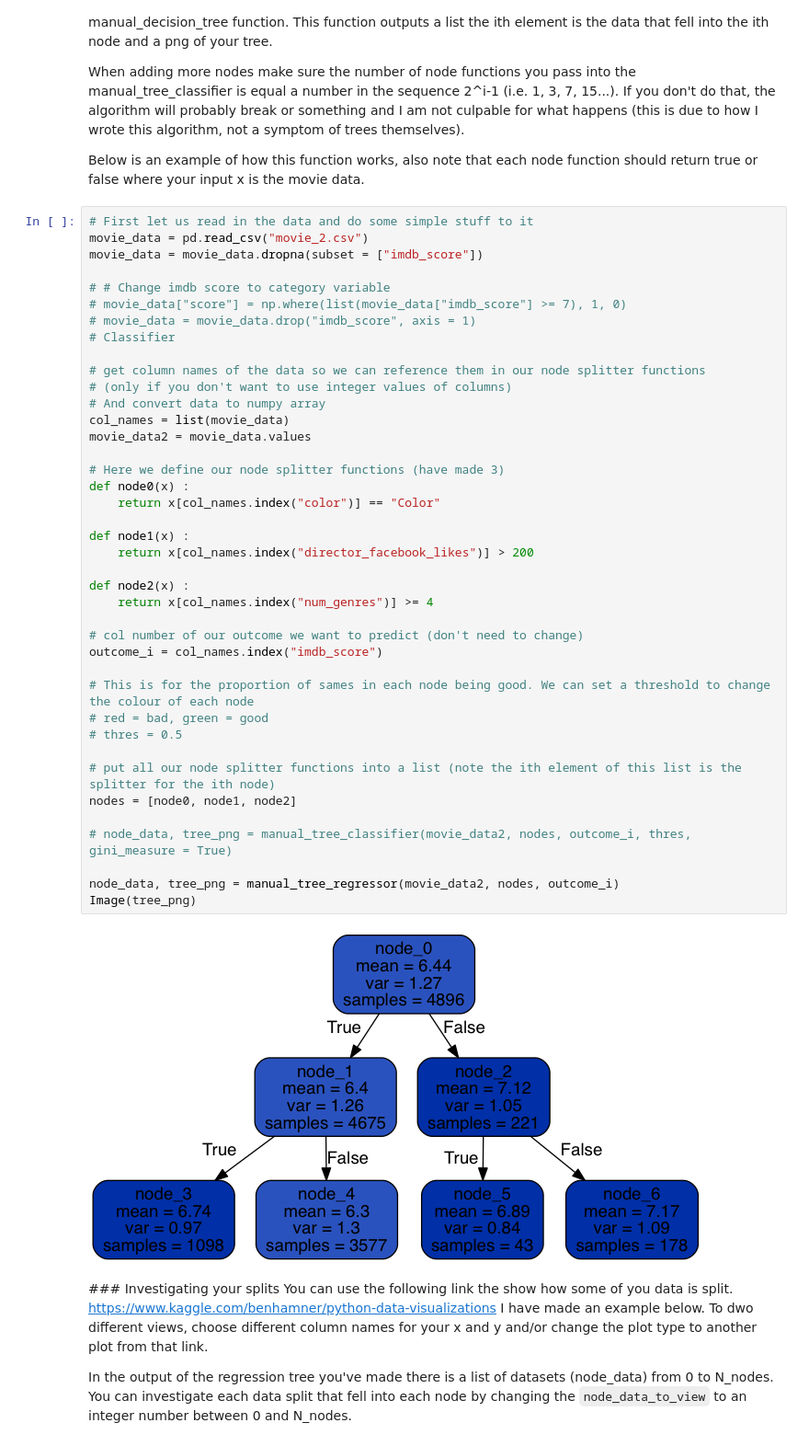
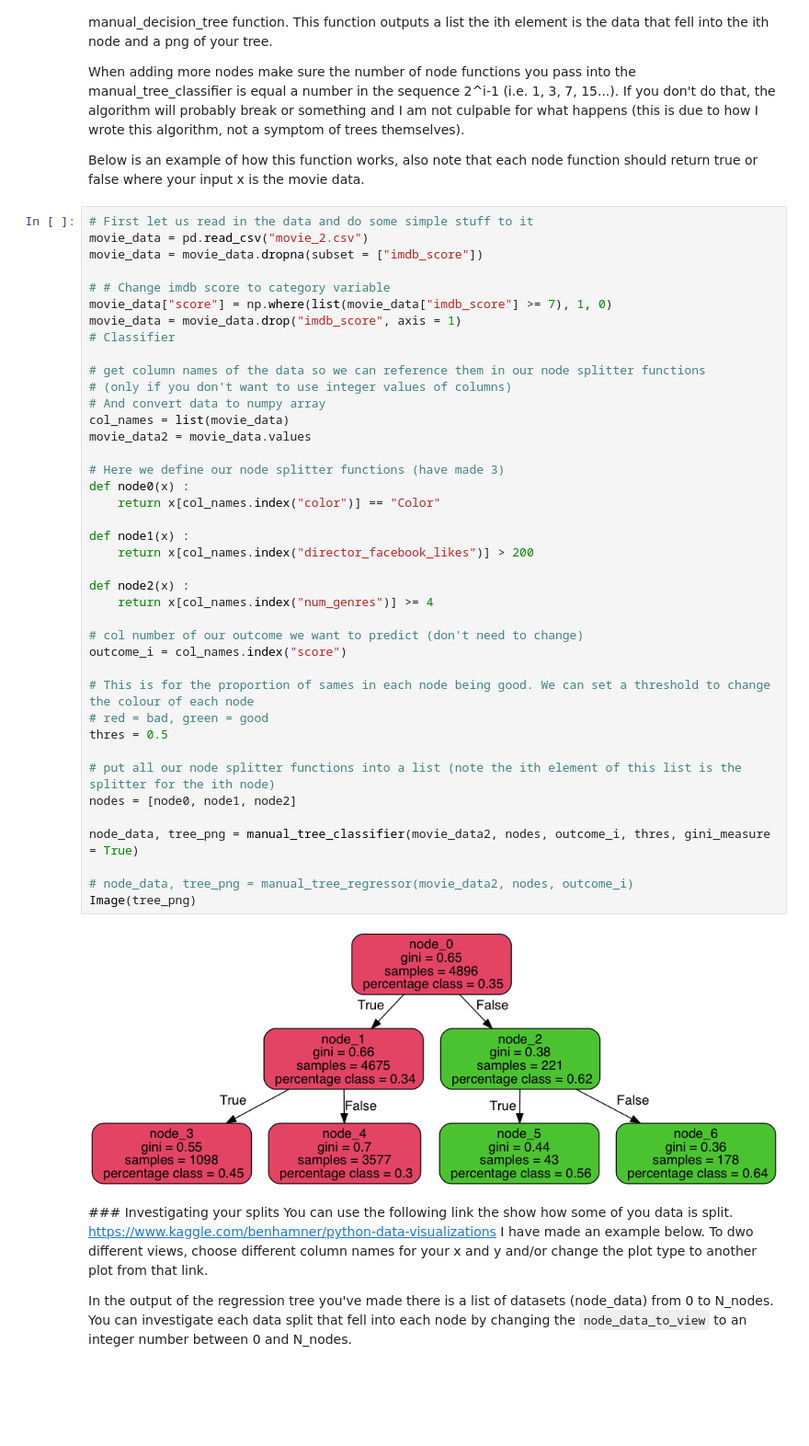
Before and after one commit to isichei/decision_tree_training, a Jupyter notebook: decision_trees.ipynb, the cells around one changed output. Shown at 92% size. Drawn from its saved outputs; the diff is of its cells as text; blank space fills up the shorter version.

```diff
--- a/decision_trees.ipynb
+++ b/decision_trees.ipynb
@@ -117,42 +117,42 @@ movie_data = pd.read_csv("movie_2.csv")
 movie_data = movie_data.dropna(subset = ["imdb_score"])
 
 # # Change imdb score to category variable
-# movie_data["score"] = np.where(list(movie_data["imdb_score"] >= 7), 1, 0)
-# movie_data = movie_data.drop("imdb_score", axis = 1)
+movie_data["score"] = np.where(list(movie_data["imdb_score"] >= 7), 1, 0)
+movie_data = movie_data.drop("imdb_score", axis = 1)
 # Classifier
 
 # get column names of the data so we can reference them in our node splitter functions
 # (only if you don't want to use integer values of columns)
 # And convert data to numpy array
 col_names = list(movie_data)
 movie_data2 = movie_data.values
 
 # Here we define our node splitter functions (have made 3)
 def node0(x) :
     return x[col_names.index("color")] == "Color"
 
 def node1(x) :
     return x[col_names.index("director_facebook_likes")] > 200
 
 def node2(x) :
     return x[col_names.index("num_genres")] >= 4
 
 # col number of our outcome we want to predict (don't need to change)
-outcome_i = col_names.index("imdb_score")
+outcome_i = col_names.index("score")
 
 # This is for the proportion of sames in each node being good. We can set a threshold to change the colour of each node
 # red = bad, green = good
-# thres = 0.5
+thres = 0.5
 
 # put all our node splitter functions into a list (note the ith element of this list is the splitter for the ith node)
 nodes = [node0, node1, node2]
 
-# node_data, tree_png = manual_tree_classifier(movie_data2, nodes, outcome_i, thres, gini_measure = True)
+node_data, tree_png = manual_tree_classifier(movie_data2, nodes, outcome_i, thres, gini_measure = True)
 
-node_data, tree_png = manual_tree_regressor(movie_data2, nodes, outcome_i)
+# node_data, tree_png = manual_tree_regressor(movie_data2, nodes, outcome_i)
 Image(tree_png)
 # %% [output]
-[figure, old version]
+[figure, new version]
 # %% [markdown]
 ### Investigating your splits
 You can use the following link the show how some of you data is split.
```
Also changed, not shown: parts of 7 cells of this notebook, 1 other file.
